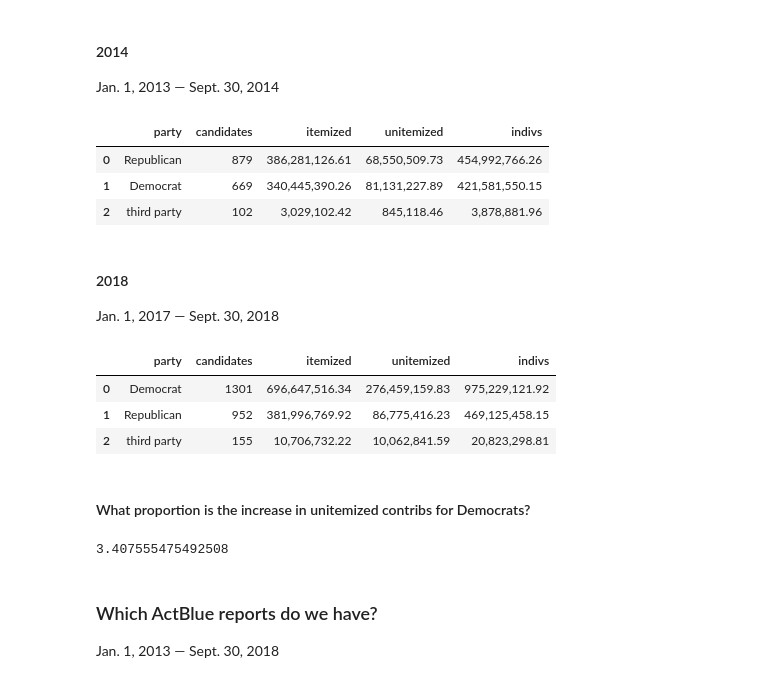
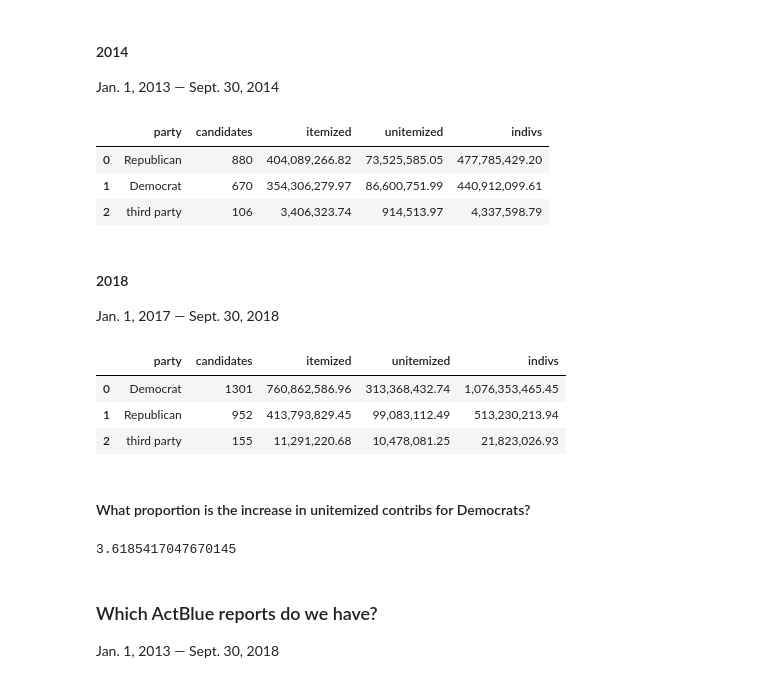
Before and after one commit to PublicI/actblue-analysis, a Jupyter notebook: analysis.ipynb, the cells around one changed output. Saved outputs shown, nothing was run; the diff lists cells and outputs as text; code cells hidden in the pictures.

```diff
--- a/analysis.ipynb
+++ b/analysis.ipynb
@@ -150,37 +150,37 @@ def calc_candidate_unitemized_by_party(cycle):
                                      coverage_through_date) filing_id,
                                     filer_committee_id_number,
                                     col_a_individual_contributions_itemized,
                                     col_a_individual_contributions_unitemized,
                                     col_a_total_individual_contributions,
                                     col_a_total_receipts,
                                     col_a_total_disbursements,
                                     coverage_from_date,
                                     coverage_through_date
            FROM fec_paper_campaign_summaries
            WHERE col_a_total_individual_contributions IS NOT NULL
            ORDER BY filer_committee_id_number,
                     coverage_through_date,
                     coverage_from_date,
                     filing_id DESC) AS summaries ON cand_pcc = filer_committee_id_number
         WHERE extract(YEAR
                       FROM coverage_through_date) >= %(year_before)s
-          AND coverage_through_date <= '%(cycle)s-09-30'::date
+          AND coverage_through_date <= '%(cycle)s-10-17'::date
           -- AND (col_a_total_receipts > 0
         --       OR col_a_total_disbursements > 0)
         GROUP BY -- cand_office,
                  party
         ORDER BY indivs DESC
         """, con=conn, params={"cycle":cycle,"year_before":cycle-1})
     )
 
 candidate_unitemized_by_party_14 = calc_candidate_unitemized_by_party(2014)
 
 candidate_unitemized_by_party_14
 # %% [output]
 |  | party | candidates | itemized | unitemized | indivs |
-| 0 | Republican | 879 | 386,281,126.61 | 68,550,509.73 | 454,992,766.26 |
-| 1 | Democrat | 669 | 340,445,390.26 | 81,131,227.89 | 421,581,550.15 |
-| 2 | third party | 102 | 3,029,102.42 | 845,118.46 | 3,878,881.96 |
+| 0 | Republican | 880 | 404,089,266.82 | 73,525,585.05 | 477,785,429.20 |
+| 1 | Democrat | 670 | 354,306,279.97 | 86,600,751.99 | 440,912,099.61 |
+| 2 | third party | 106 | 3,406,323.74 | 914,513.97 | 4,337,598.79 |
 # %% [markdown]
 #### 2018
 Jan. 1, 2017 — Sept. 30, 2018
@@ -190,15 +190,15 @@ candidate_unitemized_by_party_18 = calc_candidate_unitemized_by_party(2018)
 candidate_unitemized_by_party_18
 # %% [output]
 |  | party | candidates | itemized | unitemized | indivs |
-| 0 | Democrat | 1301 | 696,647,516.34 | 276,459,159.83 | 975,229,121.92 |
-| 1 | Republican | 952 | 381,996,769.92 | 86,775,416.23 | 469,125,458.15 |
-| 2 | third party | 155 | 10,706,732.22 | 10,062,841.59 | 20,823,298.81 |
+| 0 | Democrat | 1301 | 760,862,586.96 | 313,368,432.74 | 1,076,353,465.45 |
+| 1 | Republican | 952 | 413,793,829.45 | 99,083,112.49 | 513,230,213.94 |
+| 2 | third party | 155 | 11,291,220.68 | 10,478,081.25 | 21,823,026.93 |
 # %% [markdown]
 #### What proportion is the increase in unitemized contribs for Democrats?
 # %%
 candidate_unitemized_by_party_18[candidate_unitemized_by_party_18['party'] == 'Democrat']['unitemized'].sum()/candidate_unitemized_by_party_14[candidate_unitemized_by_party_14['party'] == 'Democrat']['unitemized'].sum()
 # %% [output]
-3.407555475492508
+3.6185417047670145
 # %% [markdown]
 ### Which ActBlue reports do we have?
 Jan. 1, 2013 — Sept. 30, 2018
```
Also changed, not shown: parts of 63 cells of this notebook, 44 other files.
